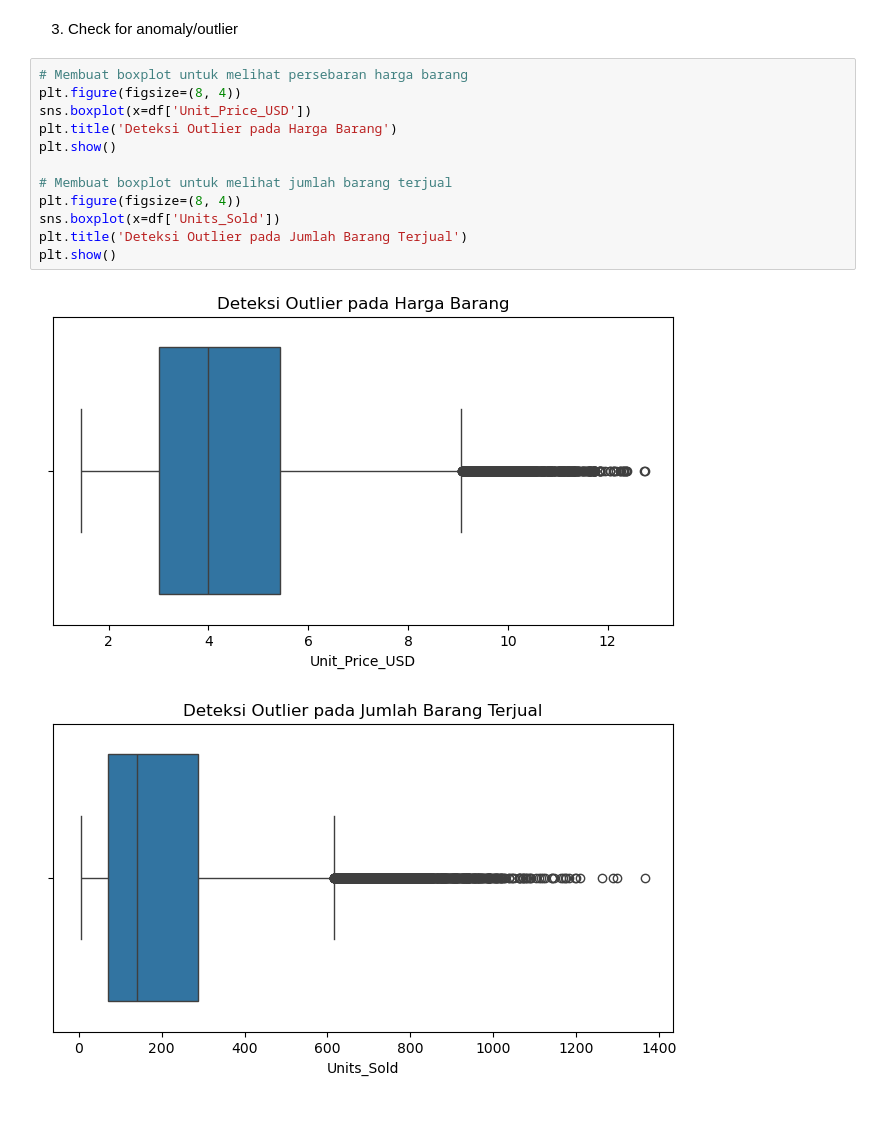
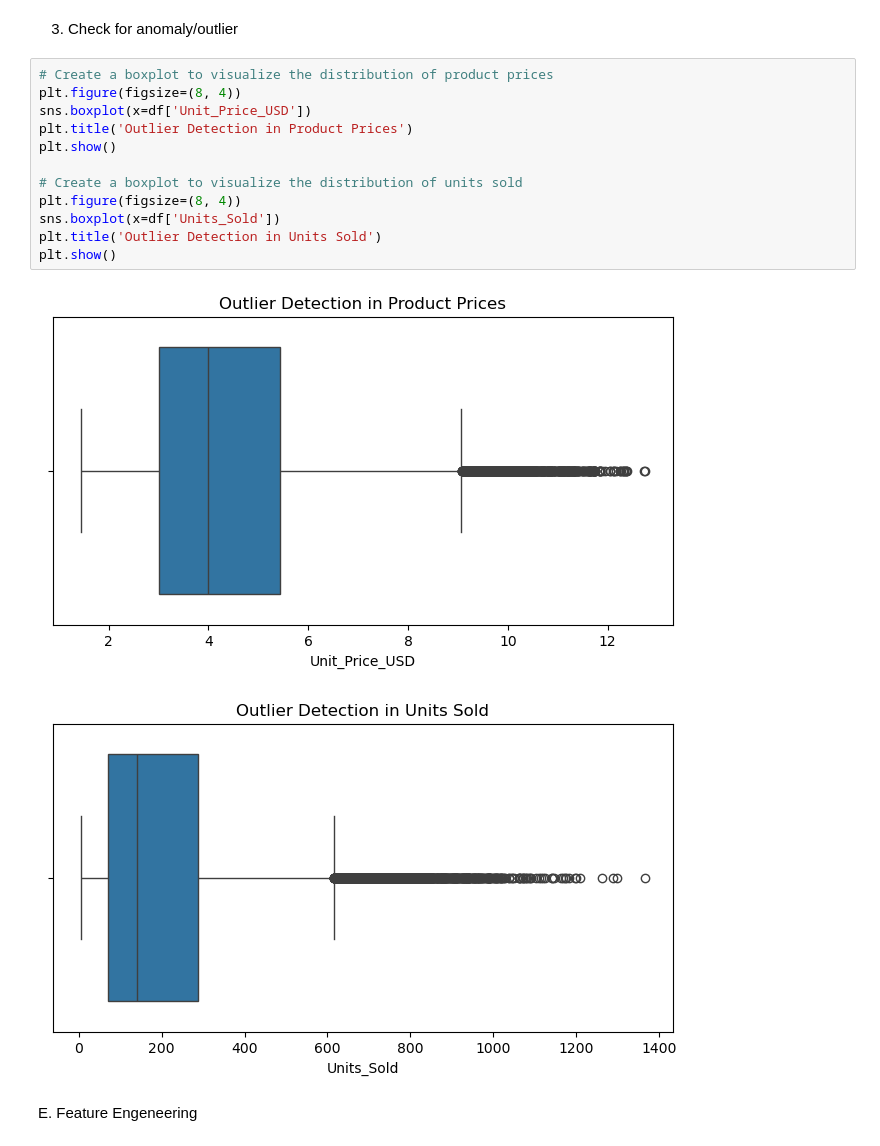
Before and after one commit to aimlana/fcmg_sales_marketing_profitability_analysis, a Jupyter notebook: notebook/data_cleaning_and_eda.ipynb, the cells around one changed output. Cells and saved outputs as stored; diff of their text form; blank space fills up the shorter version.

```diff
--- a/notebook/data_cleaning_and_eda.ipynb
+++ b/notebook/data_cleaning_and_eda.ipynb
@@ -119,17 +119,19 @@ memory usage: 3.3+ MB
 # %% [markdown]
 3. Check for anomaly/outlier
 # %%
-# Membuat boxplot untuk melihat persebaran harga barang
+# Create a boxplot to visualize the distribution of product prices
 plt.figure(figsize=(8, 4))
 sns.boxplot(x=df['Unit_Price_USD'])
-plt.title('Deteksi Outlier pada Harga Barang')
+plt.title('Outlier Detection in Product Prices')
 plt.show()
 
-# Membuat boxplot untuk melihat jumlah barang terjual
+# Create a boxplot to visualize the distribution of units sold
 plt.figure(figsize=(8, 4))
 sns.boxplot(x=df['Units_Sold'])
-plt.title('Deteksi Outlier pada Jumlah Barang Terjual')
+plt.title('Outlier Detection in Units Sold')
 plt.show()
 # %% [output]
-[figure, old version]
+[figure, new version]
-[figure, old version]
+[figure, new version]
+# %% [markdown]
+E. Feature Engeneering
```
Also changed, not shown: parts of 4 cells of this notebook.
